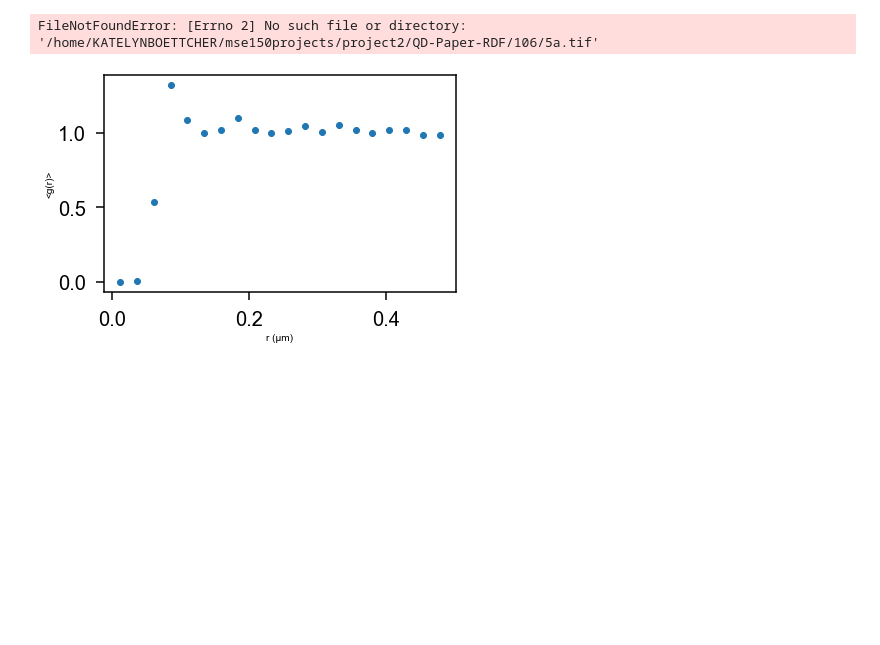
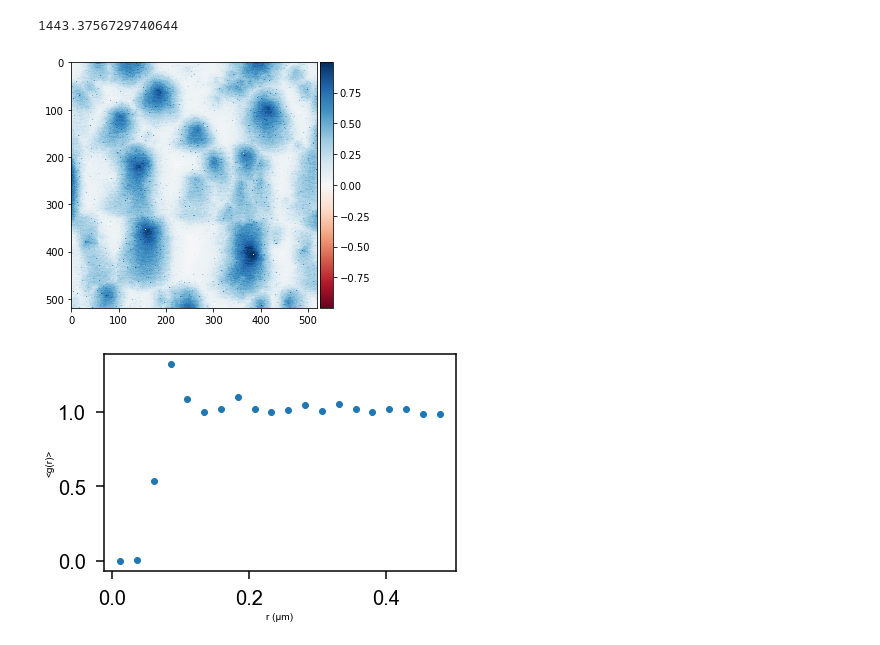
Before and after one commit to cmelab/QD-Paper-RDF, a Jupyter notebook: analyze-106.ipynb, the cells around one changed output. Cells and saved outputs as stored; diff of their text form; code cells hidden in the pictures; blank space fills up the shorter version.

```diff
--- a/analyze-106.ipynb
+++ b/analyze-106.ipynb
@@ -42,12 +42,13 @@ rdfs = []
 # %%
 L=5
 R=[]
-dots=get_dots2("106/5a.tif",compare=True,microns=L,size=10, spacing=40)
+dots=get_dots2("raw_samples/106/5a.tif",compare=True,microns=L,size=10, spacing=40)
 b=1/np.sqrt(len(dots)/(L*1000*1000*L))
 print(b)
 R.append(b)
 # %% [output]
-FileNotFoundError: [Errno 2] No such file or directory: '/home/KATELYNBOETTCHER/mse150projects/project2/QD-Paper-RDF/106/5a.tif'
+1443.3756729740644
+[figure, added]
 # %%
 rdfs.append(plot_rdf(dots,L,plot=True)[1])
 # %% [output]
```
Also changed, not shown: 2 other files.
